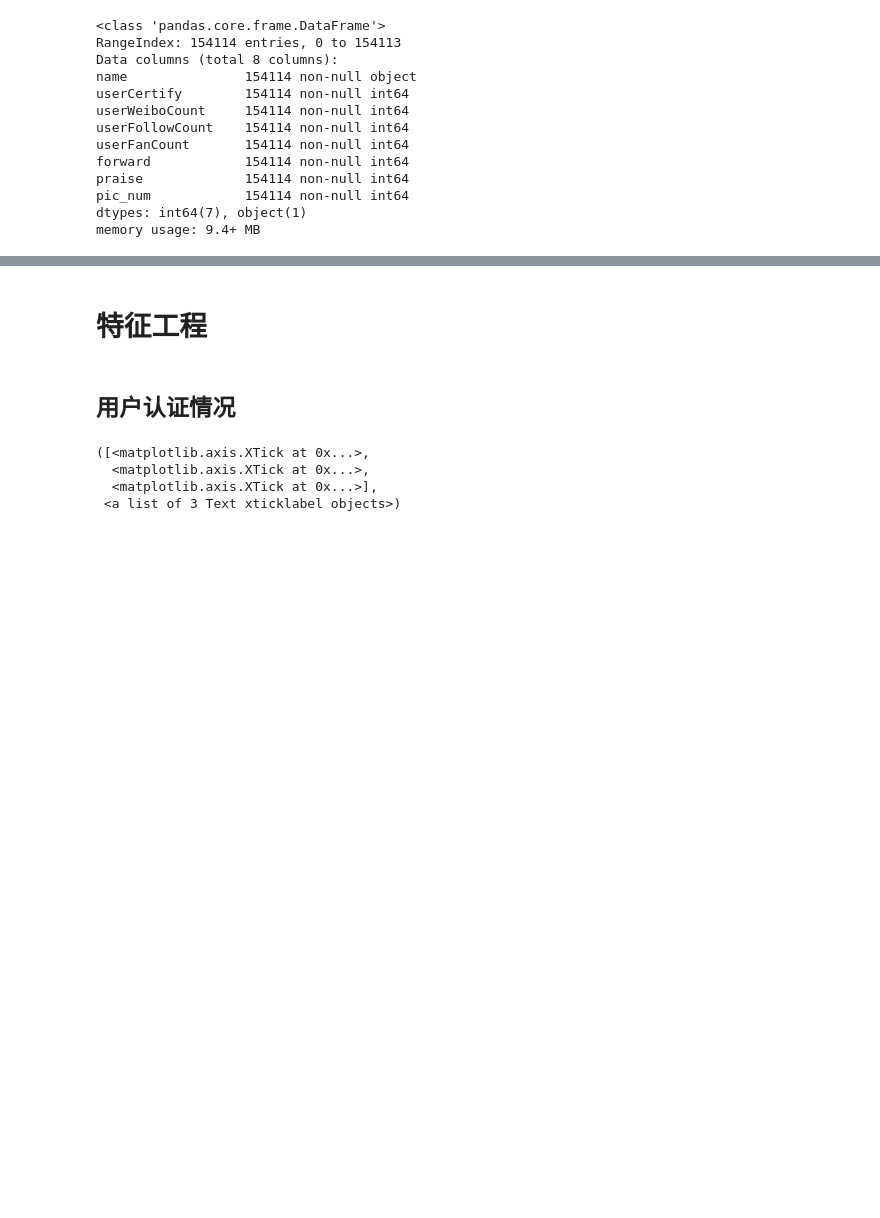
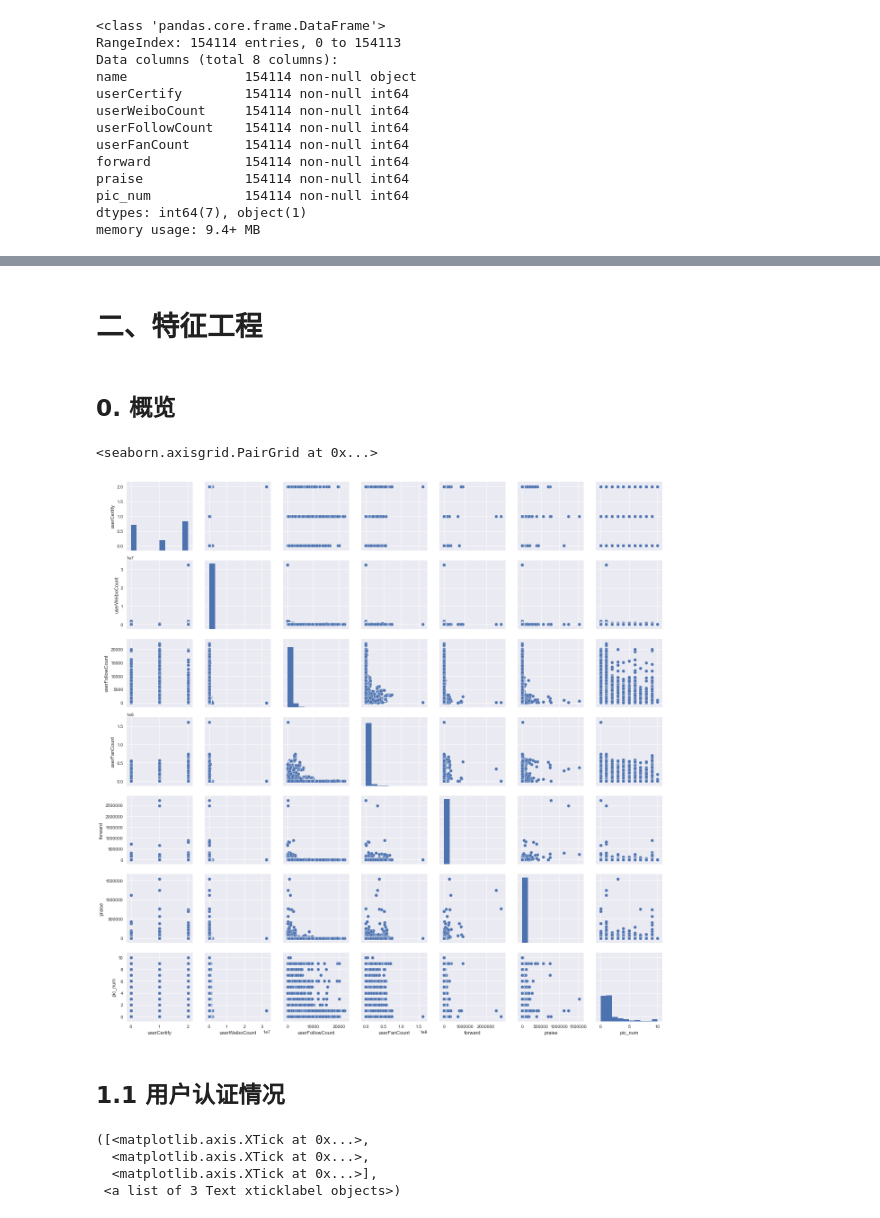
Before and after one commit to Ivan12138/RumorDataAnalysis, a Jupyter notebook: weibo_truth_analysis/TruthAnalysis.ipynb, the cells around one changed output, grey strips where cells are left out. Drawn from its saved outputs; the diff is of its cells as text; code cells hidden in the pictures; blank space fills up the shorter version.

```diff
--- a/weibo_truth_analysis/TruthAnalysis.ipynb
+++ b/weibo_truth_analysis/TruthAnalysis.ipynb
@@ -101,7 +101,7 @@ df.describe()
 | 75% | 2.000000 | 3.799400e+04 | 1069.000000 | 1.020000e+06 | 7.000000e+00 | 1.400000e+01 | 1.000000 |
 | max | 2.000000 | 3.238033e+07 | 22112.000000 | 1.610900e+08 | 2.721798e+06 | 1.537993e+06 | 10.000000 |
 # %% [markdown]
-# 特征工程
+# 二、特征工程
 # %%
 # encoding:utf-8
 
@@ -112,8 +113,15 @@ import seaborn as sns
 # sns.set(style='whitegrid')
 sns.set()
 sz = (15,8)
+# %% [markdown]
+## 0. 概览
+# %%
+sns.pairplot(df)
+# %% [output]
+<seaborn.axisgrid.PairGrid at 0x...>
+[figure, added]
 # %% [markdown]
-## 用户认证情况
+## 1.1 用户认证情况
 # %%
 df['userCertify'].hist(figsize=sz, bins=50)
 plt.xticks([0, 1, 2], ['None','Personal','Official'])
```
Also changed, not shown: parts of 27 cells of this notebook, 1 other file.
